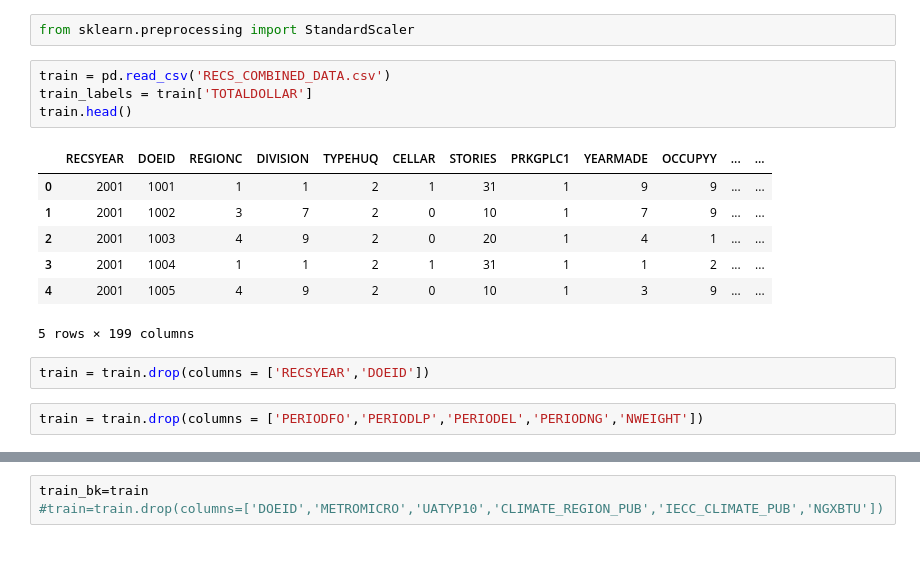
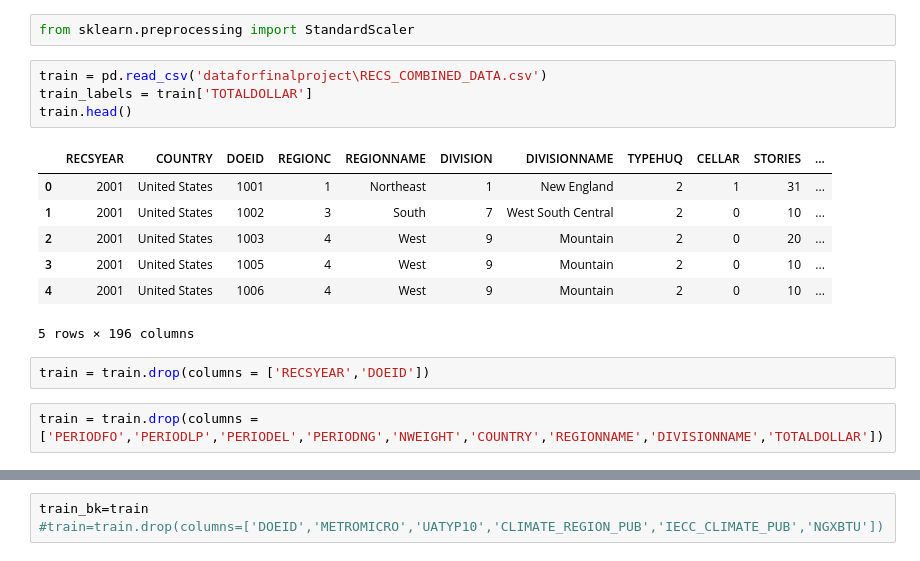
Before and after one commit to sigmanudude/ResidentialEnergyPrediction, a Jupyter notebook: Feature_selection.ipynb, the cells around one changed output, grey strips where cells are left out. Cells and saved outputs as stored; diff of their text form.

```diff
--- a/Feature_selection.ipynb
+++ b/Feature_selection.ipynb
@@ -8,18 +8,18 @@ from feature_selector import FeatureSelector
 # %%
 from sklearn.preprocessing import StandardScaler
 # %%
-train = pd.read_csv('RECS_COMBINED_DATA.csv')
+train = pd.read_csv('dataforfinalproject\RECS_COMBINED_DATA.csv')
 train_labels = train['TOTALDOLLAR']
 train.head()
 # %% [output]
-|  | RECSYEAR | DOEID | REGIONC | DIVISION | TYPEHUQ | CELLAR | STORIES | PRKGPLC1 | YEARMADE | OCCUPYY | ... | ... |
-| 0 | 2001 | 1001 | 1 | 1 | 2 | 1 | 31 | 1 | 9 | 9 | ... | ... |
-| 1 | 2001 | 1002 | 3 | 7 | 2 | 0 | 10 | 1 | 7 | 9 | ... | ... |
-| 2 | 2001 | 1003 | 4 | 9 | 2 | 0 | 20 | 1 | 4 | 1 | ... | ... |
-| 3 | 2001 | 1004 | 1 | 1 | 2 | 1 | 31 | 1 | 1 | 2 | ... | ... |
-| 4 | 2001 | 1005 | 4 | 9 | 2 | 0 | 10 | 1 | 3 | 9 | ... | ... |
+|  | RECSYEAR | COUNTRY | DOEID | REGIONC | REGIONNAME | DIVISION | DIVISIONNAME | TYPEHUQ | CELLAR | STORIES | ... |
+| 0 | 2001 | United States | 1001 | 1 | Northeast | 1 | New England | 2 | 1 | 31 | ... |
+| 1 | 2001 | United States | 1002 | 3 | South | 7 | West South Central | 2 | 0 | 10 | ... |
+| 2 | 2001 | United States | 1003 | 4 | West | 9 | Mountain | 2 | 0 | 20 | ... |
+| 3 | 2001 | United States | 1005 | 4 | West | 9 | Mountain | 2 | 0 | 10 | ... |
+| 4 | 2001 | United States | 1006 | 4 | West | 9 | Mountain | 2 | 0 | 10 | ... |
-5 rows × 199 columns
+5 rows × 196 columns
 # %%
 train = train.drop(columns = ['RECSYEAR','DOEID'])
 # %%
-train = train.drop(columns = ['PERIODFO','PERIODLP','PERIODEL','PERIODNG','NWEIGHT'])
+train = train.drop(columns = ['PERIODFO','PERIODLP','PERIODEL','PERIODNG','NWEIGHT','COUNTRY','REGIONNAME','DIVISIONNAME','TOTALDOLLAR'])
```
Also changed, not shown: parts of 22 cells of this notebook, 9 other files.
